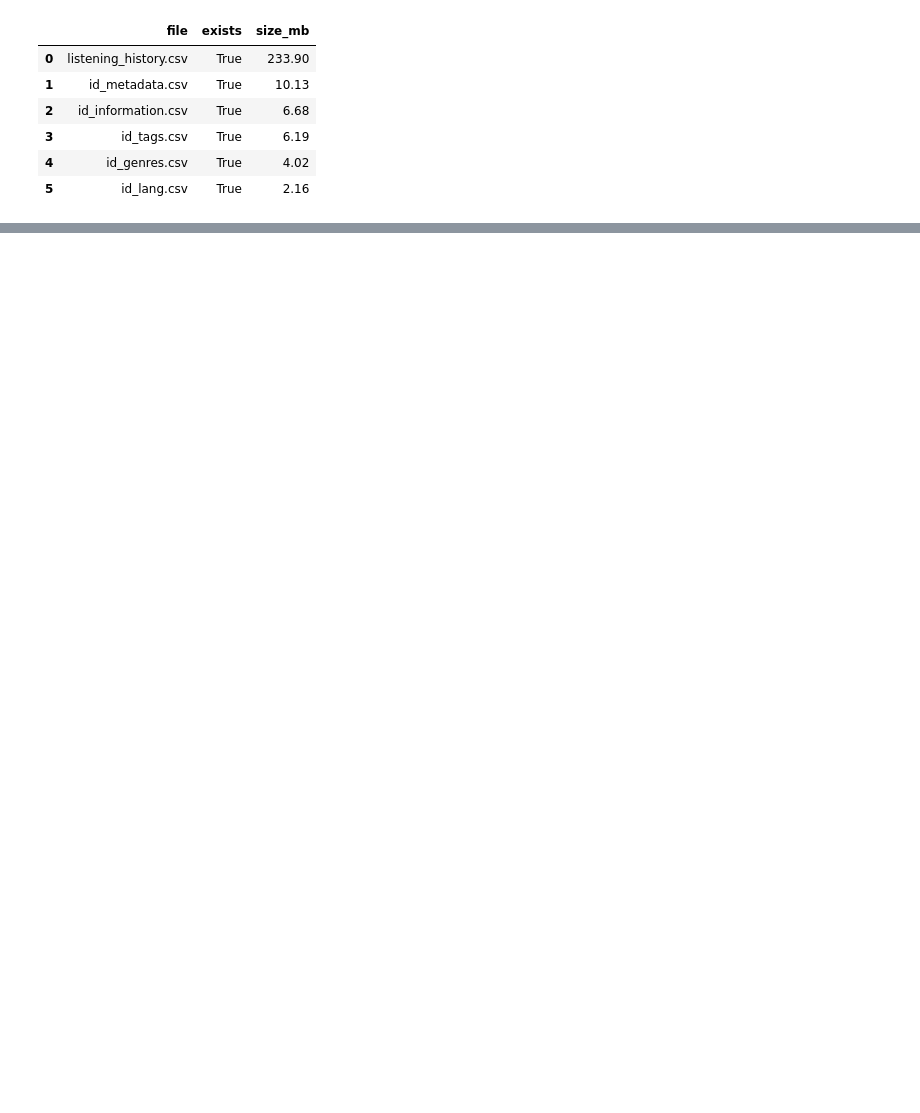
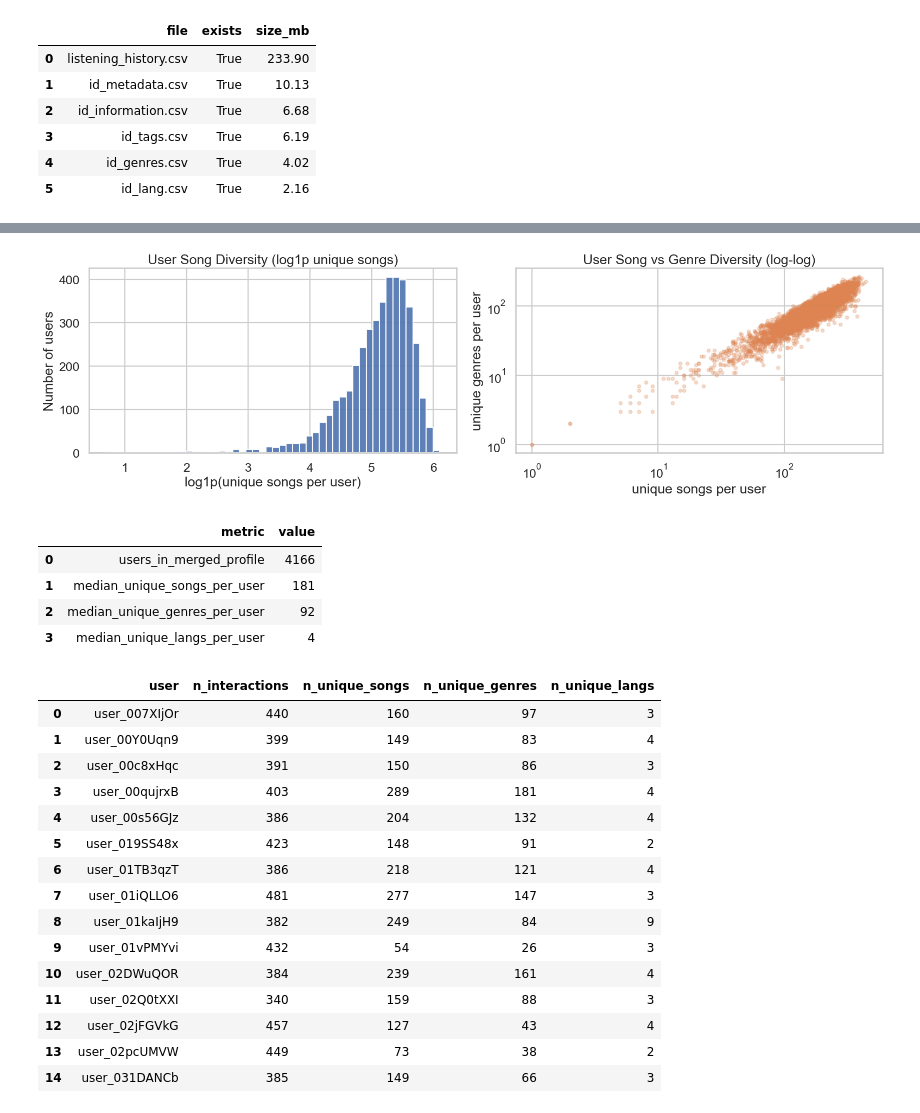
Before and after one commit to J-hjr/Gen4Rec, a Jupyter notebook: notebooks/music4all_data_check.ipynb, the cells around one changed output, grey strips where cells are left out. Drawn from its saved outputs; the diff is of its cells as text; code cells hidden in the pictures; blank space fills up the shorter version.

```diff
--- a/notebooks/music4all_data_check.ipynb
+++ b/notebooks/music4all_data_check.ipynb
@@ -472,0 +627,77 @@ These properties justify using this dataset for collaborative, content-based, an
+# %%
+# 5.0 User + Song merged profile (interaction-enriched view)
+
+lh_merge = lh.rename(columns={'song': 'song_id'}).copy()
+
+genre_map = id_genres.rename(columns={'id': 'song_id'}).copy()
+lang_map = id_lang.rename(columns={'id': 'song_id'}).copy()
+
+merged = lh_merge.merge(genre_map[['song_id', 'genres']], on='song_id', how='left')
+merged = merged.merge(lang_map[['song_id', 'lang']], on='song_id', how='left')
+
+merged['genres'] = merged['genres'].fillna('unknown').astype(str).str.strip().replace('', 'unknown')
+merged['lang'] = merged['lang'].fillna('unknown').astype(str).str.strip().replace('', 'unknown')
+
+user_song_profile = merged.groupby('user').agg(
+    n_interactions=('song_id', 'size'),
+    n_unique_songs=('song_id', 'nunique'),
+    n_unique_genres=('genres', 'nunique'),
+    n_unique_langs=('lang', 'nunique'),
+).reset_index()
+
+fig, axes = plt.subplots(1, 2, figsize=(16, 5))
+
+axes[0].hist(np.log1p(user_song_profile['n_unique_songs']), bins=50, color='#4C72B0', alpha=0.9)
+axes[0].set_title('User Song Diversity (log1p unique songs)')
+axes[0].set_xlabel('log1p(unique songs per user)')
+axes[0].set_ylabel('Number of users')
+
+sample_profile = user_song_profile.sample(min(len(user_song_profile), 20000), random_state=42)
+axes[1].scatter(
+    sample_profile['n_unique_songs'],
+    sample_profile['n_unique_genres'],
+    alpha=0.25,
+    s=18,
+    color='#DD8452'
+)
+axes[1].set_xscale('log')
+axes[1].set_yscale('log')
+axes[1].set_title('User Song vs Genre Diversity (log-log)')
+axes[1].set_xlabel('unique songs per user')
+axes[1].set_ylabel('unique genres per user')
+
+plt.tight_layout()
+plt.show()
+
+user_song_summary = pd.DataFrame([
+    {'metric': 'users_in_merged_profile', 'value': int(user_song_profile.shape[0])},
+    {'metric': 'median_unique_songs_per_user', 'value': int(user_song_profile['n_unique_songs'].median())},
+    {'metric': 'median_unique_genres_per_user', 'value': int(user_song_profile['n_unique_genres'].median())},
+    {'metric': 'median_unique_langs_per_user', 'value': int(user_song_profile['n_unique_langs'].median())},
+])
+
+display(user_song_summary)
+display(user_song_profile.head(15))
+# %% [output]
+[figure, added]
+|  | metric | value |
+| 0 | users_in_merged_profile | 4166 |
+| 1 | median_unique_songs_per_user | 181 |
+| 2 | median_unique_genres_per_user | 92 |
+| 3 | median_unique_langs_per_user | 4 |
+|  | user | n_interactions | n_unique_songs | n_unique_genres | n_unique_langs |
+| 0 | user_007XIjOr | 440 | 160 | 97 | 3 |
+| 1 | user_00Y0Uqn9 | 399 | 149 | 83 | 4 |
+| 2 | user_00c8xHqc | 391 | 150 | 86 | 3 |
+| 3 | user_00qujrxB | 403 | 289 | 181 | 4 |
+| 4 | user_00s56GJz | 386 | 204 | 132 | 4 |
+| 5 | user_019SS48x | 423 | 148 | 91 | 2 |
+| 6 | user_01TB3qzT | 386 | 218 | 121 | 4 |
+| 7 | user_01iQLLO6 | 481 | 277 | 147 | 3 |
+| 8 | user_01kaIjH9 | 382 | 249 | 84 | 9 |
+| 9 | user_01vPMYvi | 432 | 54 | 26 | 3 |
+| 10 | user_02DWuQOR | 384 | 239 | 161 | 4 |
+| 11 | user_02Q0tXXI | 340 | 159 | 88 | 3 |
+| 12 | user_02jFGVkG | 457 | 127 | 43 | 4 |
+| 13 | user_02pcUMVW | 449 | 73 | 38 | 2 |
+| 14 | user_031DANCb | 385 | 149 | 66 | 3 |
```
Also changed, not shown: parts of 31 cells of this notebook.
